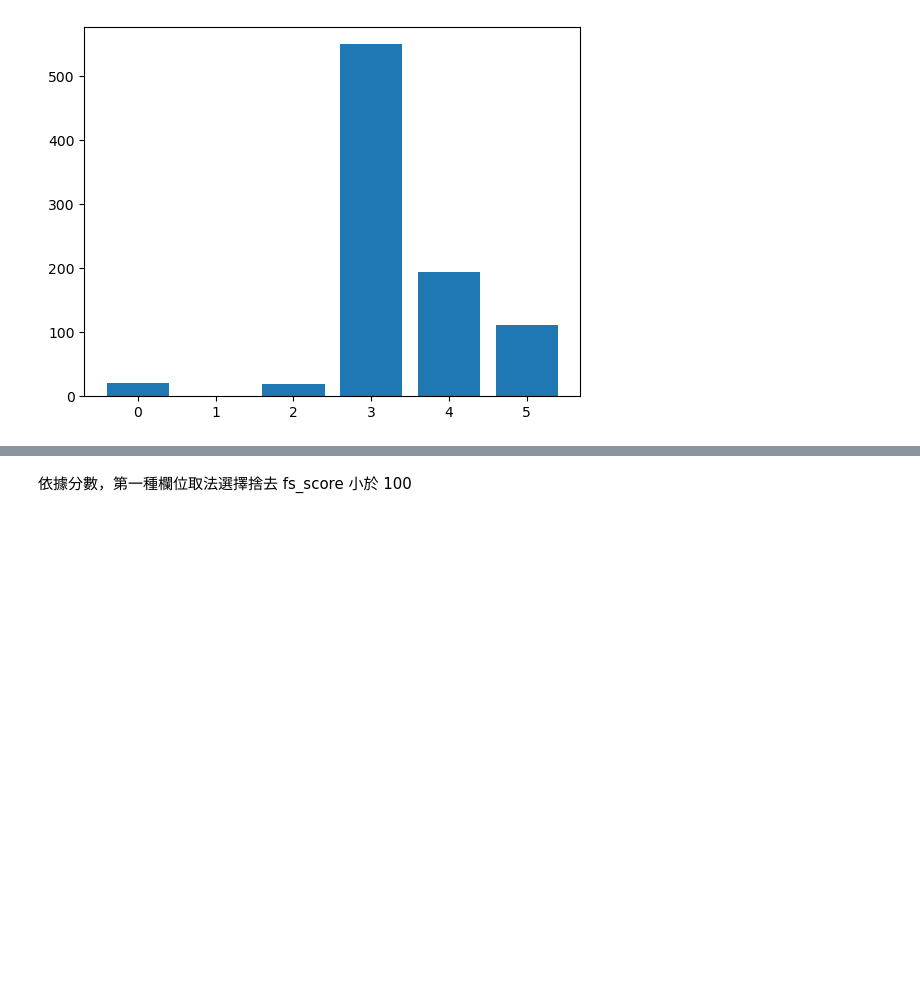
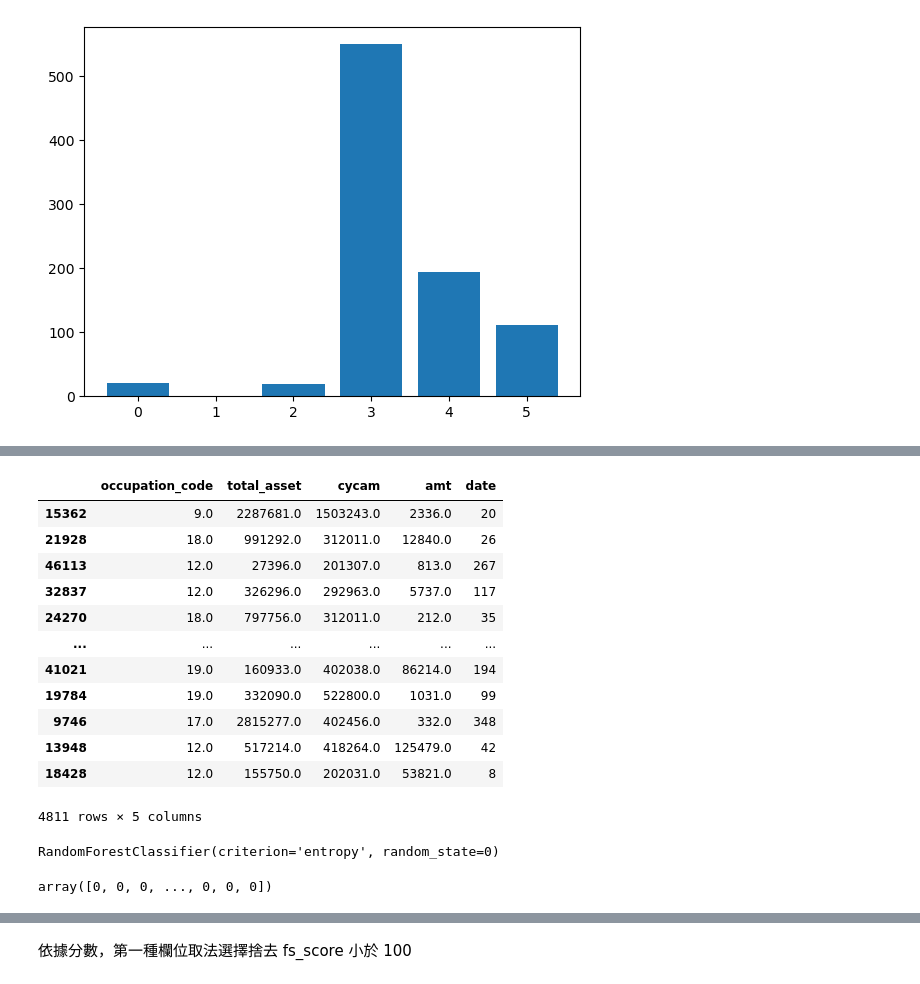
Before and after one commit to PoKai-H/data-miming-final-report, a Jupyter notebook: final_report_randomForest.ipynb, the cells around one changed output, grey strips where cells are left out. Cells and saved outputs as stored; diff of their text form; code cells hidden in the pictures; blank space fills up the shorter version.

```diff
--- a/final_report_randomForest.ipynb
+++ b/final_report_randomForest.ipynb
@@ -164,0 +256,16 @@ Feature 5: 110.628524
+# %%
+cdtx_X_test_new4
+# %% [output]
+|  | occupation_code | total_asset | cycam | amt | date |
+| 15362 | 9.0 | 2287681.0 | 1503243.0 | 2336.0 | 20 |
+| 21928 | 18.0 | 991292.0 | 312011.0 | 12840.0 | 26 |
+| 46113 | 12.0 | 27396.0 | 201307.0 | 813.0 | 267 |
+| 32837 | 12.0 | 326296.0 | 292963.0 | 5737.0 | 117 |
+| 24270 | 18.0 | 797756.0 | 312011.0 | 212.0 | 35 |
+| ... | ... | ... | ... | ... | ... |
+| 41021 | 19.0 | 160933.0 | 402038.0 | 86214.0 | 194 |
+| 19784 | 19.0 | 332090.0 | 522800.0 | 1031.0 | 99 |
+| 9746 | 17.0 | 2815277.0 | 402456.0 | 332.0 | 348 |
+| 13948 | 12.0 | 517214.0 | 418264.0 | 125479.0 | 42 |
+| 18428 | 12.0 | 155750.0 | 202031.0 | 53821.0 | 8 |
+4811 rows × 5 columns
@@ -164,0 +276,16 @@ Feature 5: 110.628524
+# %%
+from sklearn.ensemble import RandomForestClassifier, RandomForestRegressor
+# classifier = RandomForestClassifier(n_estimators=100, criterion='log_loss', random_state=0)
+# classifier.fit(X_train, y_train.values.ravel())
+cdtx_classfier_new4 = RandomForestClassifier(n_estimators=100, criterion='entropy',random_state=0)
+cdtx_classfier_new4.fit(cdtx_X_train_new4_T, cdtx_y_train.values.ravel())
+# %% [output]
+RandomForestClassifier(criterion='entropy', random_state=0)
+# %%
+from sklearn.metrics import confusion_matrix, accuracy_score, ConfusionMatrixDisplay
+cdtx_y_pred_new4 = cdtx_classfier_new4.predict(cdtx_X_test_new4_T)
+cdtx_y_pred_new4
+#cdtx_cm_new4 = confusion_matrix(cdtx_y_test, cdtx_y_pred_new4)
+# print(cdtx_cm_new4)
+# %% [output]
+array([0, 0, 0, ..., 0, 0, 0])
```
Also changed, not shown: parts of 40 cells of this notebook, 1 other file.
